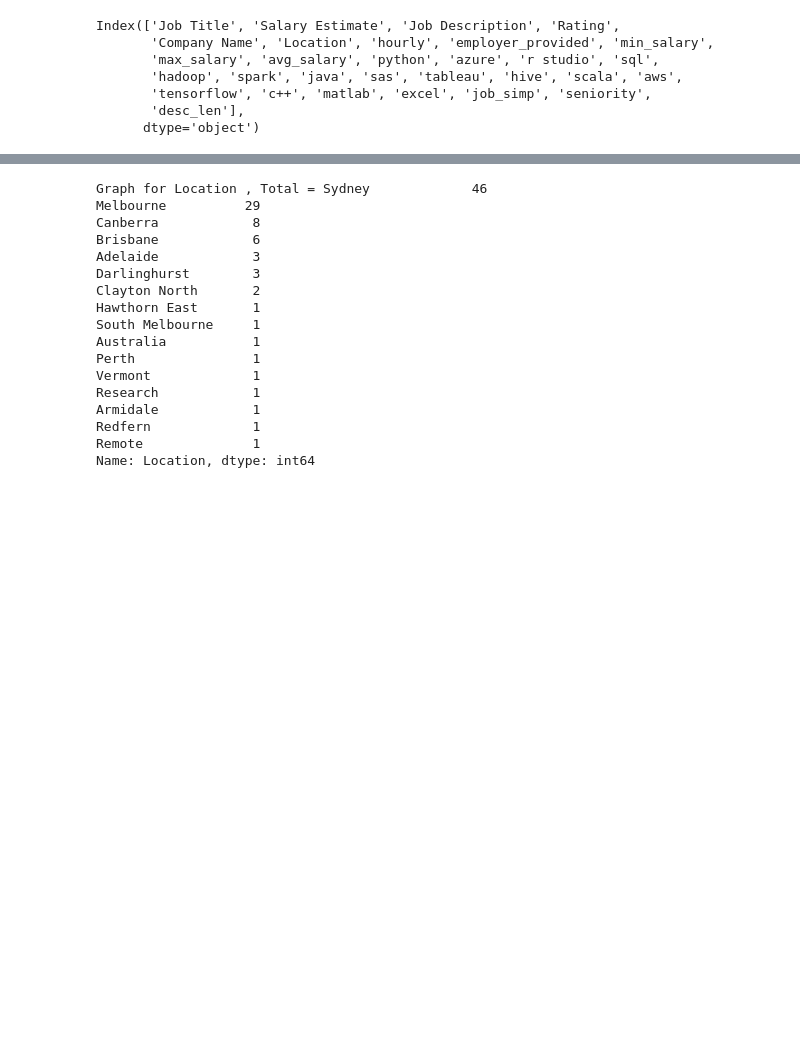
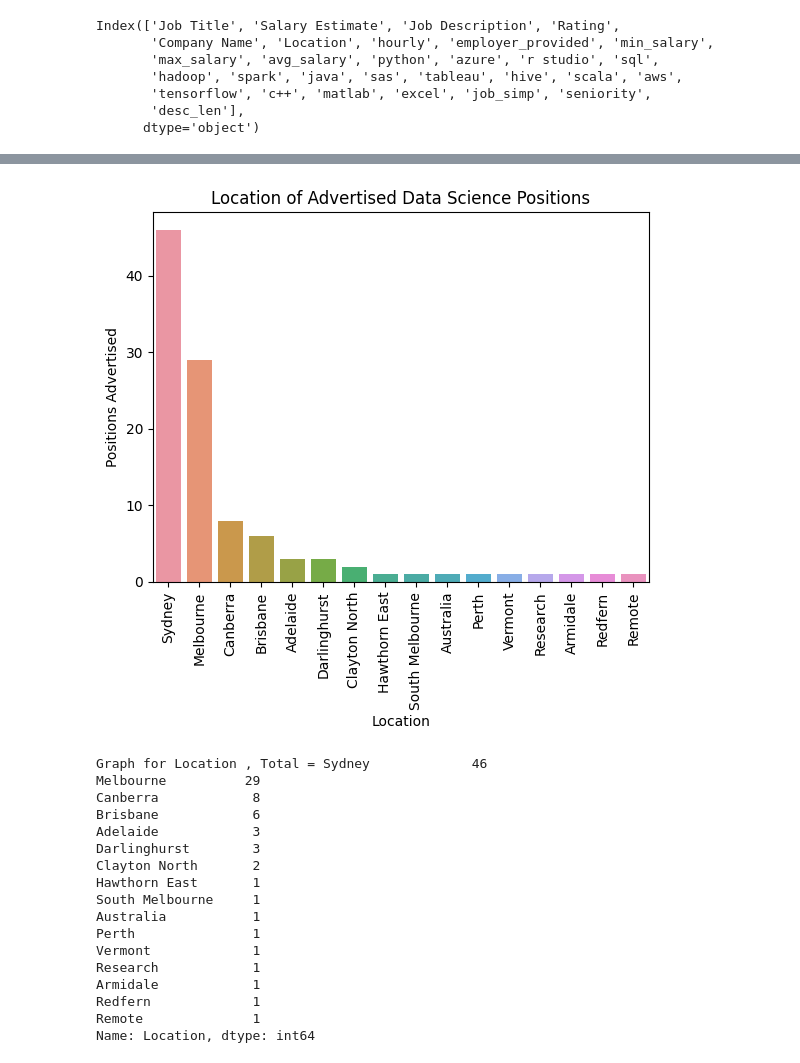
Before and after one commit to benny0jamin/ds_salary_proj, a Jupyter notebook: Data Exploration.ipynb, the cells around one changed output, grey strips where cells are left out. Saved outputs shown, nothing was run; the diff lists cells and outputs as text; code cells hidden in the pictures; blank space fills up the shorter version.

```diff
--- a/Data Exploration.ipynb
+++ b/Data Exploration.ipynb
@@ -211,4 +231,14 @@ Name: sql, dtype: int64
 ... (28 outputs left out)
+# %%
+    cat_num = df_cat['Location'].value_counts()
+    chart = sns.barplot(x=cat_num.index, y =cat_num.values )
+    chart.set_xticklabels(chart.get_xticklabels(),rotation=90)
+    plt.title('Location of Advertised Data Science Positions')
+    plt.xlabel('Location')
+    plt.ylabel('Positions Advertised')
+    plt.show()
+# %% [output]
+[figure, added]
 # %%
 for i in df_cat[['Location','Company Name']]:
     cat_num = df_cat[i].value_counts()[:20]
```
Also changed, not shown: parts of 9 cells of this notebook, 4 other files.
